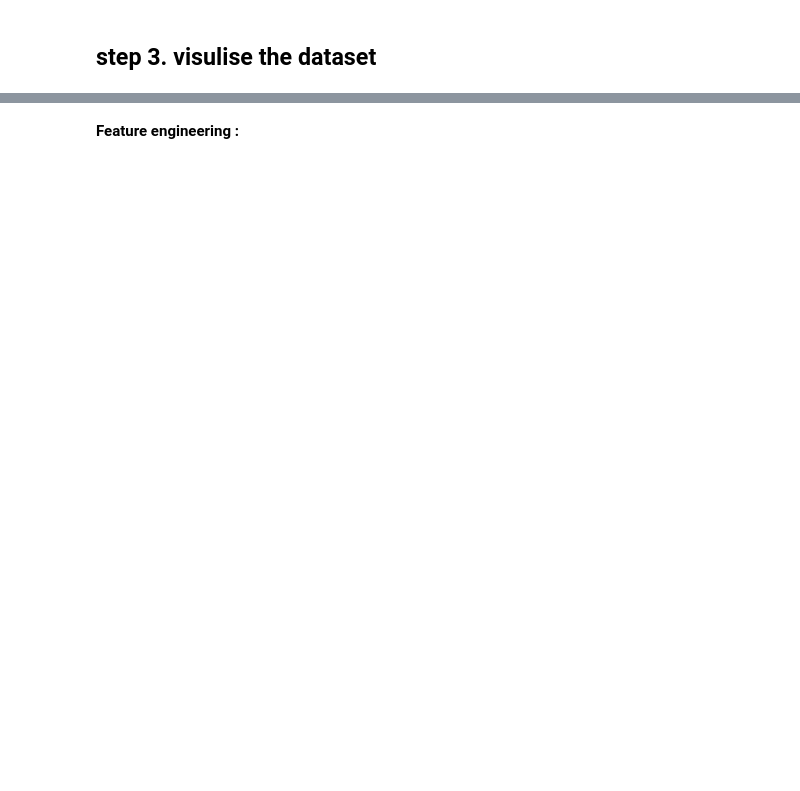
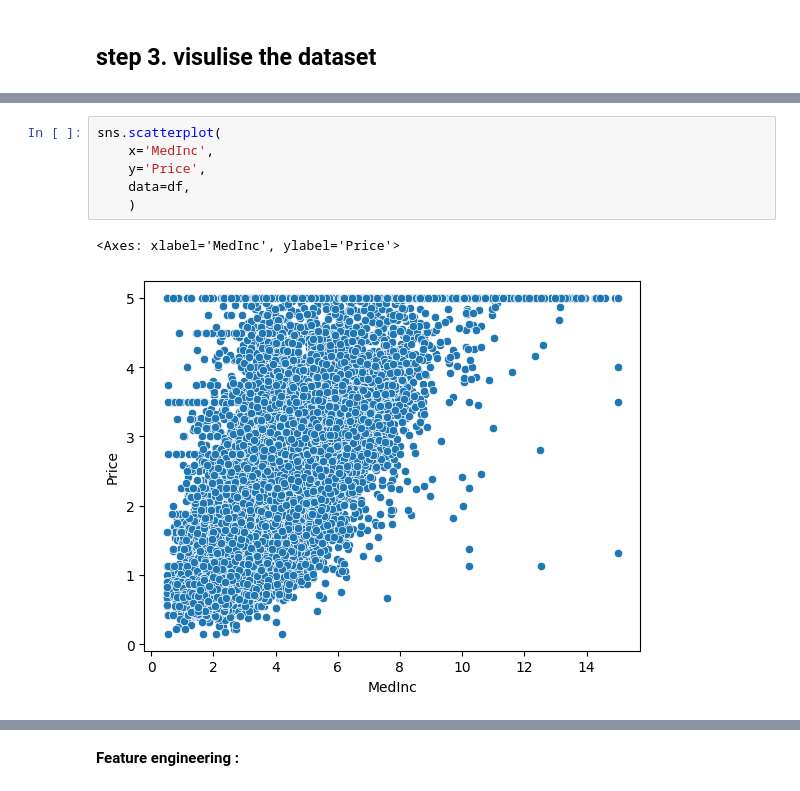
Before and after one commit to mrrendex2006/machine-learning-from-scratch, a Jupyter notebook: 01_linear_regression/california_housing.ipynb, the cells around one changed output, grey strips where cells are left out. Saved outputs shown, nothing was run; the diff lists cells and outputs as text; blank space fills up the shorter version.

```diff
--- a/01_linear_regression/california_housing.ipynb
+++ b/01_linear_regression/california_housing.ipynb
@@ -74,0 +115,9 @@ array([[<Axes: title={'center': 'MedInc'}>,
+# %%
+sns.scatterplot(
+    x='MedInc',
+    y='Price',
+    data=df,
+    )
+# %% [output]
+<Axes: xlabel='MedInc', ylabel='Price'>
+[figure, added]
```
Also changed, not shown: parts of 18 cells of this notebook, 1 other file.
